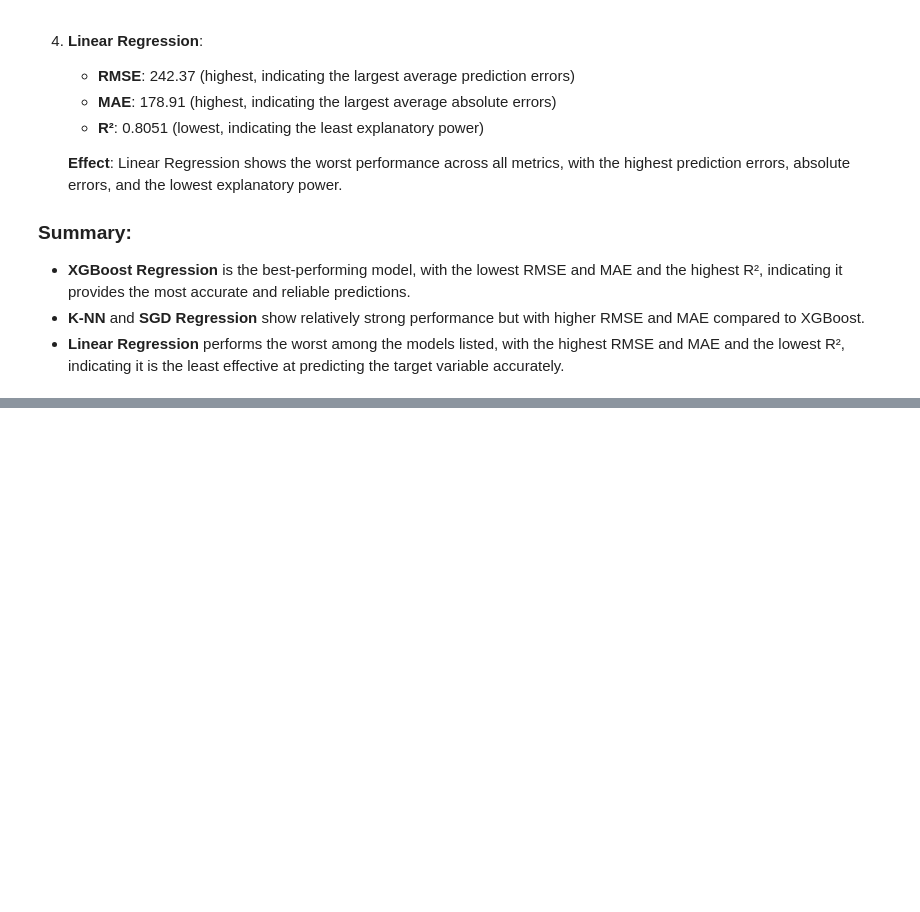
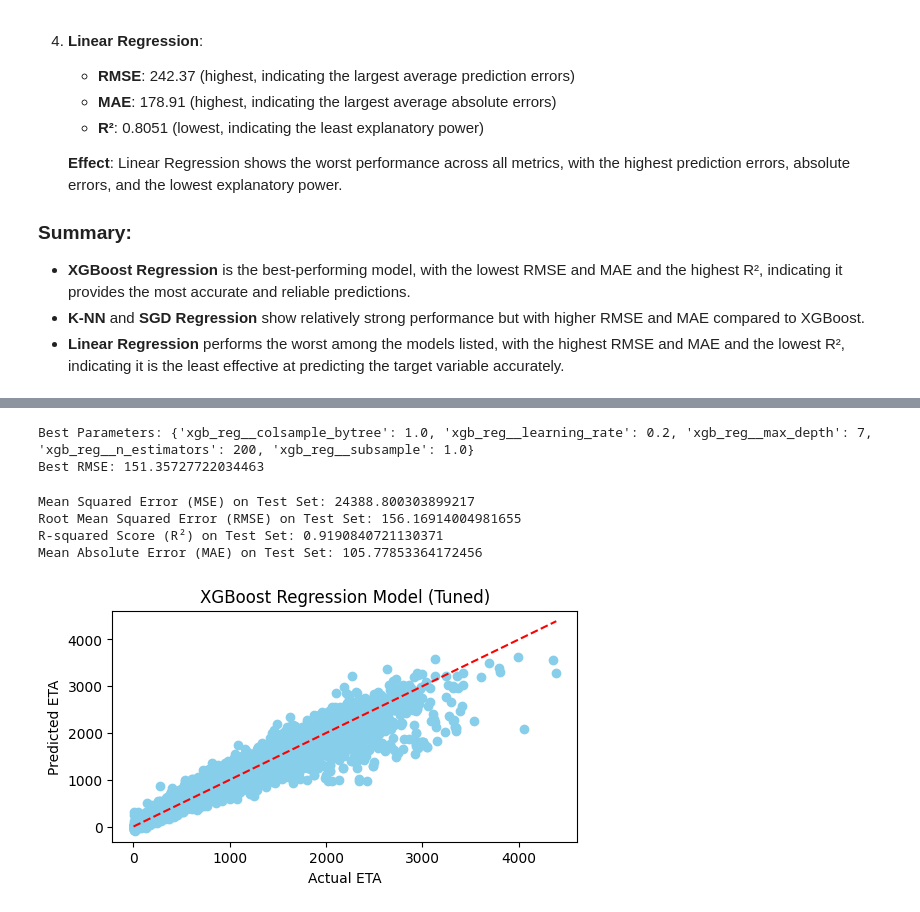
Before and after one commit to murithidenisgitobu/Yassir-Expected-Time-of-Arrival-ETA-Prediction, a Jupyter notebook: Notebook/yassir_notebook.ipynb, the cells around one changed output, grey strips where cells are left out. Cells and saved outputs as stored; diff of their text form; code cells hidden in the pictures; blank space fills up the shorter version.

Commit message:
Modelligdone

```diff
--- a/Notebook/yassir_notebook.ipynb
+++ b/Notebook/yassir_notebook.ipynb
@@ -707,7 +711,7 @@ y_test shape (16785,)
 # Create a pipeline with StandardScaler and KNeighborsRegressor
 knn_pipeline = Pipeline([
     ('scaler', StandardScaler()),
-    ('knn', KNeighborsRegressor())
+    ('knn', KNeighborsRegressor(n_neighbors=5))
 ])
 
 # Fit the pipeline to the training data
@@ -973,0 +983,69 @@ Let's analyze the metrics above in detail:
+# %%
+# Define a more focused hyperparameter grid
+param_grid = {
+    'xgb_reg__n_estimators': [100, 200],
+    'xgb_reg__max_depth': [5, 7],
+    'xgb_reg__learning_rate': [0.1, 0.2],
+    'xgb_reg__subsample': [0.7, 1.0],
+    'xgb_reg__colsample_bytree': [0.7, 1.0]
+}
+
+
+# Create the GridSearchCV object
+grid_search = GridSearchCV(xgb_pipeline, param_grid, cv=5, scoring='neg_root_mean_squared_error')
+
+# Fit the GridSearchCV object to the training data
+grid_search.fit(X_train, y_train)
+
+# Get the best parameters and the corresponding RMSE
+best_params = grid_search.best_params_
+best_rmse = -grid_search.best_score_  # Convert negative RMSE back to positive
+
+# Print the best parameters and RMSE
+print('Best Parameters:', best_params)
+print('Best RMSE:', best_rmse)
+# %% [output]
+Best Parameters: {'xgb_reg__colsample_bytree': 1.0, 'xgb_reg__learning_rate': 0.2, 'xgb_reg__max_depth': 7, 'xgb_reg__n_estimators': 200, 'xgb_reg__subsample': 1.0}
+Best RMSE: 151.35727722034463
+# %%
+# Refit the pipeline using the best parameters
+best_xgb_pipeline = xgb_pipeline.set_params(**grid_search.best_params_)
+
+# Fit the model on the entire training data
+best_xgb_pipeline.fit(X_train, y_train)
+
+# Make predictions on the test set
+tuned_y_pred = xgb_pipeline.predict(X_test)
+
+# Evaluate the performance using multiple metrics
+
+# Mean Squared Error (MSE)
+mse_test = mean_squared_error(y_test, tuned_y_pred)
+print(f'Mean Squared Error (MSE) on Test Set: {mse_test}')
+
+# Root Mean Squared Error (RMSE)
+rmse_test = np.sqrt(mse_test)
+print(f'Root Mean Squared Error (RMSE) on Test Set: {rmse_test}')
+
+# R-squared Score (R²)
+r2_test = r2_score(y_test, tuned_y_pred)
+print(f'R-squared Score (R²) on Test Set: {r2_test}')
+
+# Mean Absolute Error (MAE)
+mae_test = mean_absolute_error(y_test, tuned_y_pred)
+print(f'Mean Absolute Error (MAE) on Test Set: {mae_test}')
+
+# Plot actual vs predicted values
+plt.figure(figsize=(6, 3))
+plt.scatter(y_test, tuned_y_pred, color='skyblue')
+plt.plot([y_test.min(), y_test.max()], [y_test.min(), y_test.max()], 'r--')
+plt.xlabel('Actual ETA')
+plt.ylabel('Predicted ETA')
+plt.title('XGBoost Regression Model (Tuned)')
+plt.show()
+# %% [output]
+Mean Squared Error (MSE) on Test Set: 24388.800303899217
+Root Mean Squared Error (RMSE) on Test Set: 156.16914004981655
+R-squared Score (R²) on Test Set: 0.9190840721130371
+Mean Absolute Error (MAE) on Test Set: 105.77853364172456
+[figure, added]
```
Also changed, not shown: parts of 7 cells of this notebook, 2 other files.
